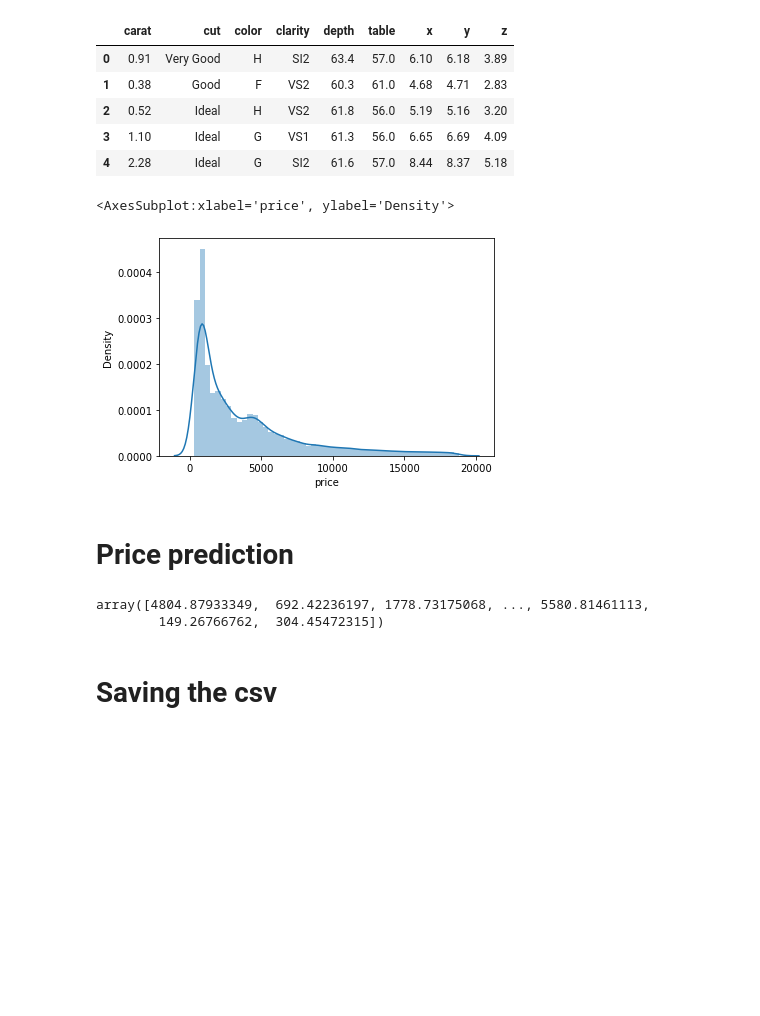
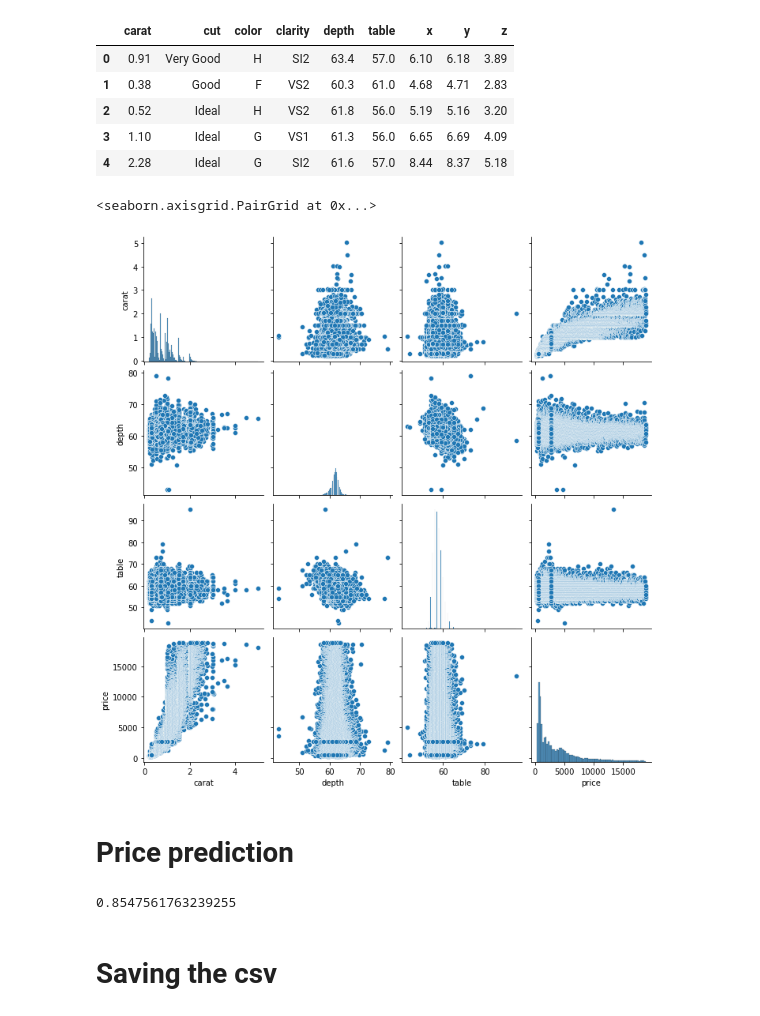
Before and after one commit to Lucascapdeville/Linear_Regression, a Jupyter notebook: linear_regression.ipynb, the cells around one changed output. Drawn from its saved outputs; the diff is of its cells as text; code cells hidden in the pictures; blank space fills up the shorter version.

Commit message:
carat, table and depth
Using the 3 int categories from the table to fit the model

```diff
--- a/linear_regression.ipynb
+++ b/linear_regression.ipynb
@@ -46,23 +46,23 @@ diamonds_rick.head()
 | 3 | 1.10 | Ideal | G | VS1 | 61.3 | 56.0 | 6.65 | 6.69 | 4.09 |
 | 4 | 2.28 | Ideal | G | SI2 | 61.6 | 57.0 | 8.44 | 8.37 | 5.18 |
 # %%
-sns.distplot(diamonds['price'])
+sns.pairplot(diamonds[['carat','depth','table','price']])
 # %% [output]
-<AxesSubplot:xlabel='price', ylabel='Density'>
+<seaborn.axisgrid.PairGrid at 0x...>
-[figure, old version]
+[figure, new version]
 # %% [markdown]
 # Price prediction
 # %%
 model = LinearRegression()
-X = diamonds[['carat']]
+X = diamonds[['carat','table','depth']]
 y = diamonds['price']
 model.fit(X,y)
-X_rick = diamonds_rick[['carat']]
+X_rick = diamonds_rick[['carat','table','depth']]
 y_pred = model.predict(X_rick)
 y_pred
+model.score(X,y)
 # %% [output]
-array([4804.87933349,  692.42236197, 1778.73175068, ..., 5580.81461113,
-        149.26766762,  304.45472315])
+0.8547561763239255
 # %% [markdown]
 # Saving the csv
 # %%
```
Also changed, not shown: parts of 1 cell of this notebook, 1 other file.
